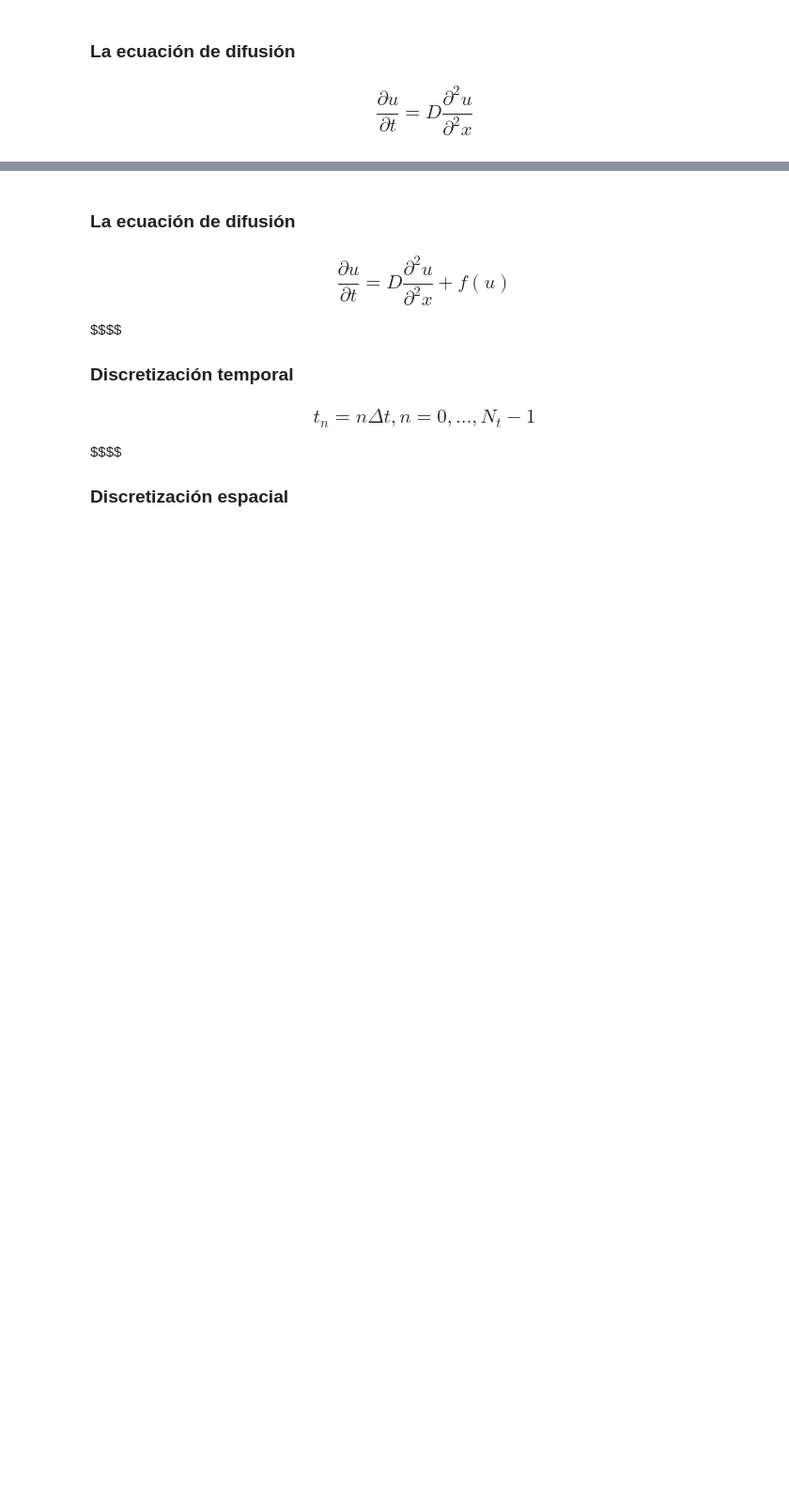
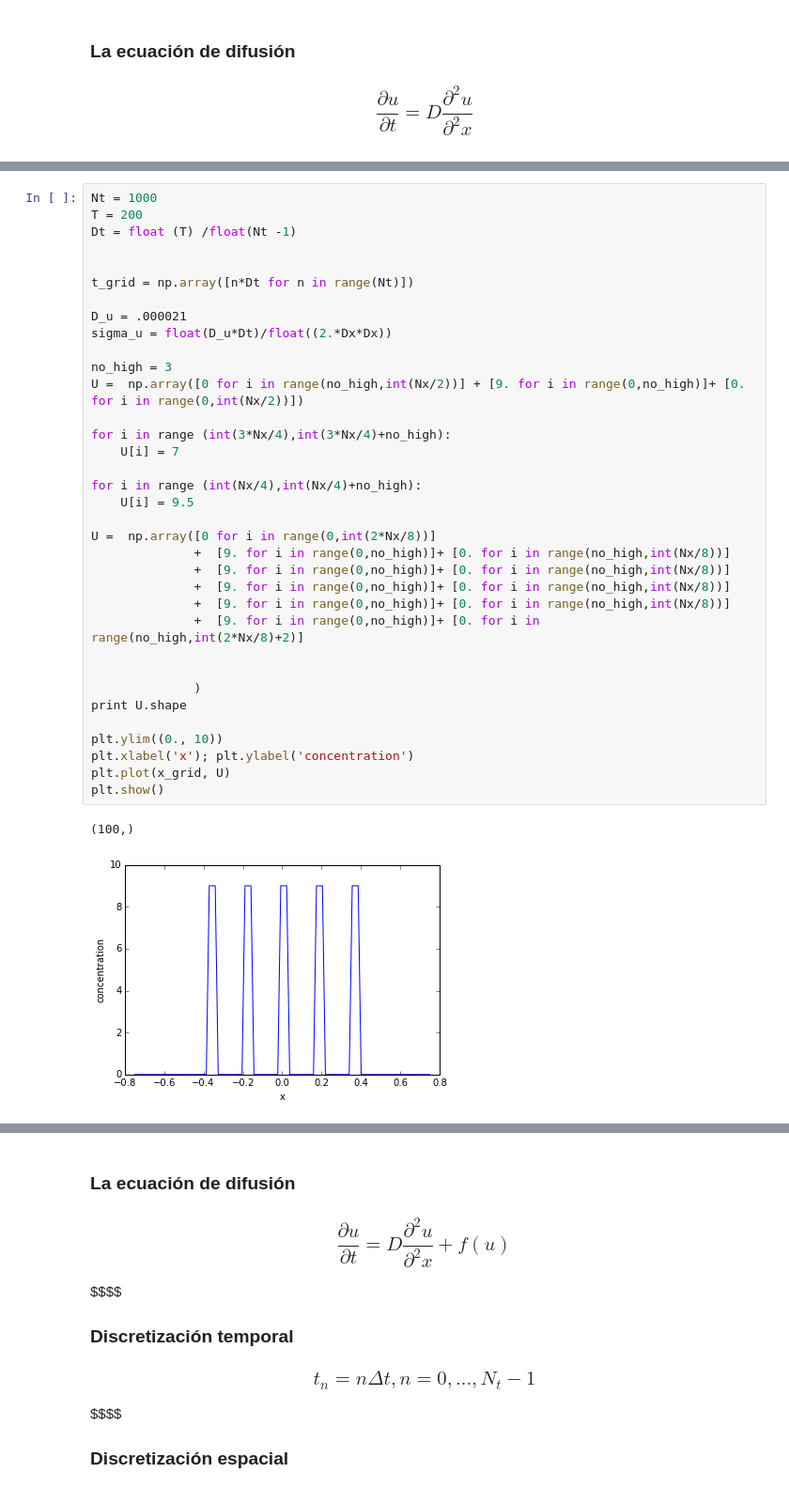
Before and after one commit to lmpizarro/apuntes-python-cientifico, a Jupyter notebook: src/notebooks/CrankNicolson.ipynb, the cells around one changed output, grey strips where cells are left out. Shown at 94% size. Drawn from its saved outputs; the diff is of its cells as text; blank space fills up the shorter version.

```diff
--- a/src/notebooks/CrankNicolson.ipynb
+++ b/src/notebooks/CrankNicolson.ipynb
@@ -54,0 +56,38 @@ for t in t_grid:
+# %%
+Nt = 1000
+T = 200
+Dt = float (T) /float(Nt -1)
+
+
+t_grid = np.array([n*Dt for n in range(Nt)])
+
+D_u = .000021
+sigma_u = float(D_u*Dt)/float((2.*Dx*Dx))
+
+no_high = 3
+U =  np.array([0 for i in range(no_high,int(Nx/2))] + [9. for i in range(0,no_high)]+ [0. for i in range(0,int(Nx/2))])
+
+for i in range (int(3*Nx/4),int(3*Nx/4)+no_high):
+    U[i] = 7
+
+for i in range (int(Nx/4),int(Nx/4)+no_high):
+    U[i] = 9.5
+
+U =  np.array([0 for i in range(0,int(2*Nx/8))]
+              +  [9. for i in range(0,no_high)]+ [0. for i in range(no_high,int(Nx/8))]
+              +  [9. for i in range(0,no_high)]+ [0. for i in range(no_high,int(Nx/8))]
+              +  [9. for i in range(0,no_high)]+ [0. for i in range(no_high,int(Nx/8))]
+              +  [9. for i in range(0,no_high)]+ [0. for i in range(no_high,int(Nx/8))]
+              +  [9. for i in range(0,no_high)]+ [0. for i in range(no_high,int(2*Nx/8)+2)]
+
+
+              )
+print U.shape
+
+plt.ylim((0., 10))
+plt.xlabel('x'); plt.ylabel('concentration')
+plt.plot(x_grid, U)
+plt.show()
+# %% [output]
+(100,)
+[figure, added]
```
Also changed, not shown: parts of 17 cells of this notebook.
